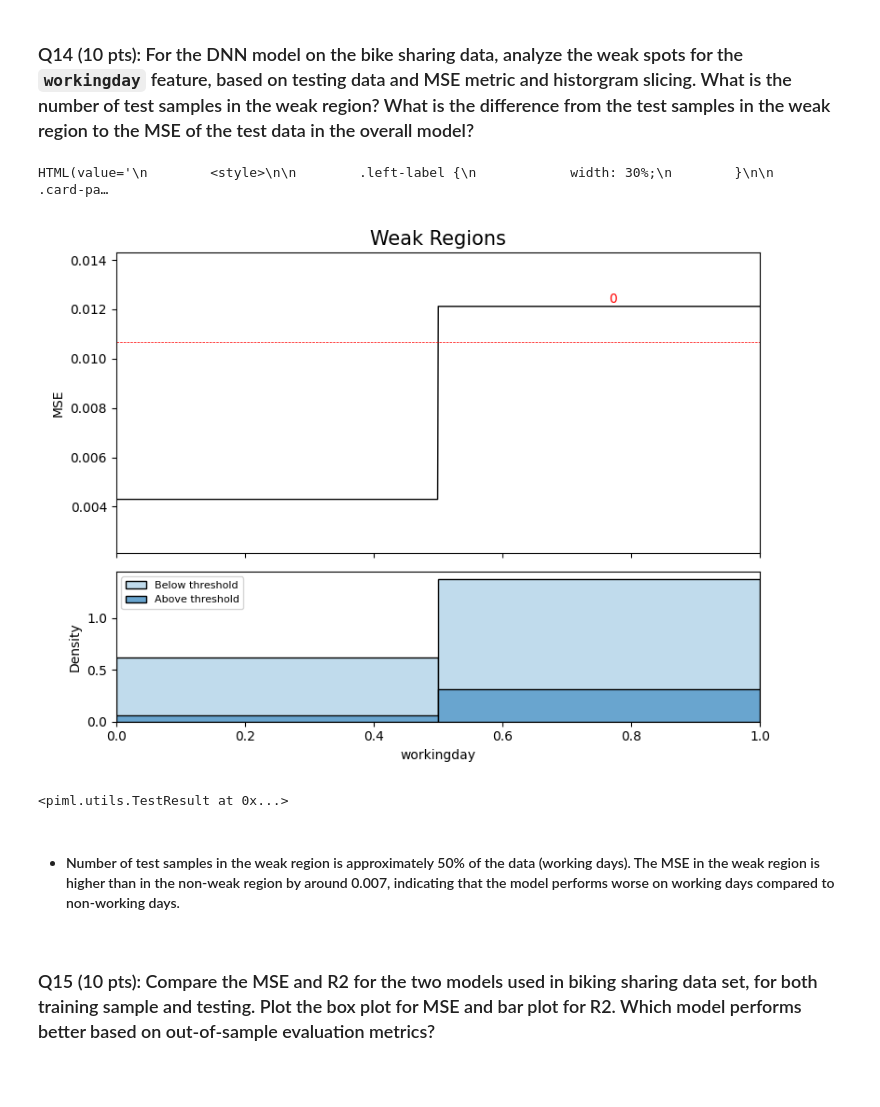
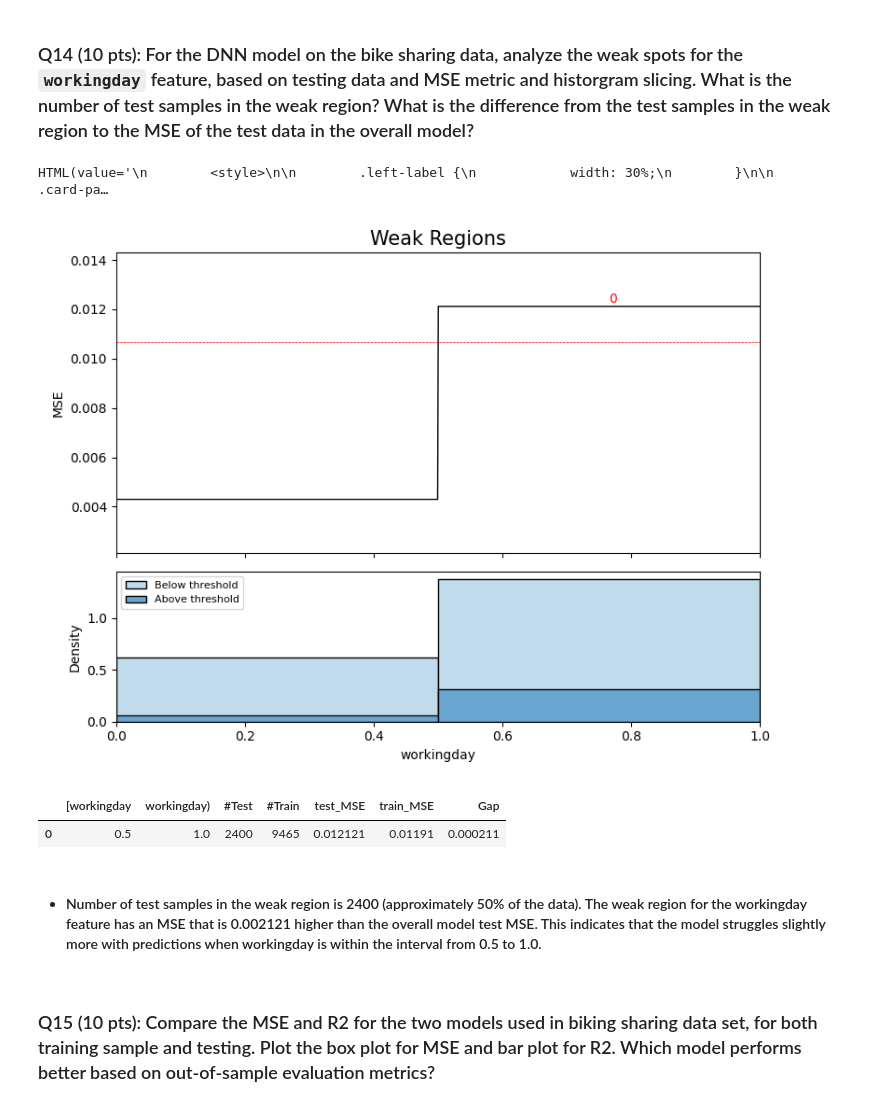
Before and after one commit to EviIius/DSBA6010, a Jupyter notebook: HW4/model_diagnostics_and_prediction_uncertainty_v02.ipynb, the cells around one changed output. Drawn from its saved outputs; the diff is of its cells as text; code cells hidden in the pictures; blank space fills up the shorter version.

```diff
--- a/HW4/model_diagnostics_and_prediction_uncertainty_v02.ipynb
+++ b/HW4/model_diagnostics_and_prediction_uncertainty_v02.ipynb
@@ -154,13 +151,14 @@ HTML(value='\n        <style>\n\n        .left-label {\n            width: 30%;\
 # %% [markdown]
 ### Q14 (10 pts): For the DNN model on the bike sharing data, analyze the weak spots for the `workingday` feature, based on testing data and MSE metric and historgram slicing.  What is the number of test samples in the weak region?  What is the difference from the test samples in the weak region to the MSE of the test data in the overall model?
 # %%
-exp_bike_sharing.model_diagnose(model="DNN_Bike_Sharing", show="weakspot", slice_method="histogram", slice_features=["workingday"], metric="MSE", use_test=True, return_data=True)
+exp_bike_sharing.model_diagnose(model="DNN_Bike_Sharing", show="weakspot", slice_method="histogram", slice_features=["workingday"], metric="MSE", use_test=True, return_data=True).data
 # %% [output]
 HTML(value='\n        <style>\n\n        .left-label {\n            width: 30%;\n        }\n\n        .card-pa…
 [figure]
-<piml.utils.TestResult at 0x...>
+|  | [workingday | workingday) | #Test | #Train | test_MSE | train_MSE | Gap |
+| 0 | 0.5 | 1.0 | 2400 | 9465 | 0.012121 | 0.01191 | 0.000211 |
 # %% [markdown]
-- #### Number of test samples in the weak region is approximately 50% of the data (working days). The MSE in the weak region is higher than in the non-weak region by around 0.007, indicating that the model performs worse on working days compared to non-working days.
+- #### Number of test samples in the weak region is 2400 (approximately 50% of the data). The weak region for the workingday feature has an MSE that is 0.002121 higher than the overall model test MSE. This indicates that the model struggles slightly more with predictions when workingday is within the interval from 0.5 to 1.0.
 # %% [markdown]
 ### Q15 (10 pts): Compare the MSE and R2 for the two models used in biking sharing data set, for both training sample and testing. Plot the box plot for MSE and bar plot for R2.  Which model performs better based on out-of-sample evaluation metrics?
 # %%
```
Also changed, not shown: parts of 2 cells of this notebook.
